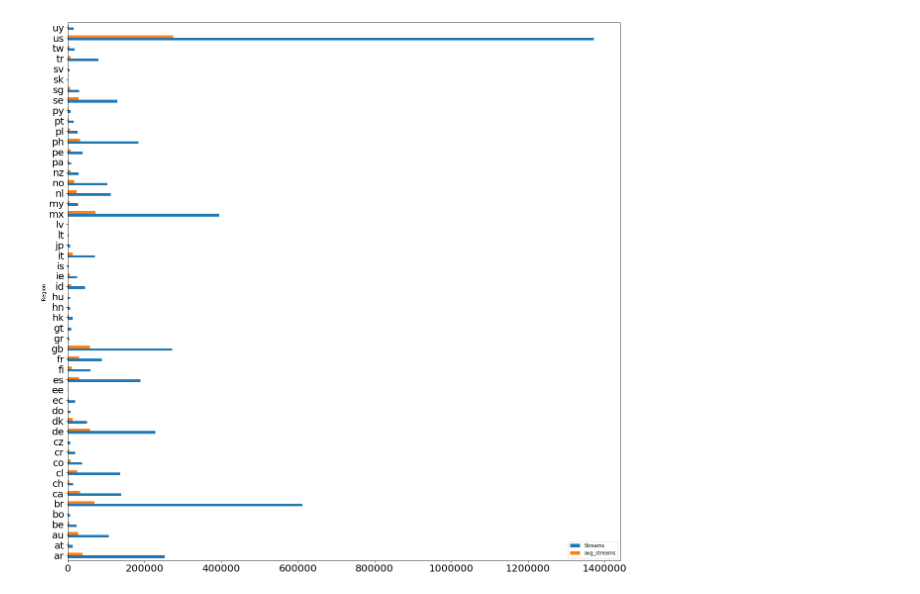
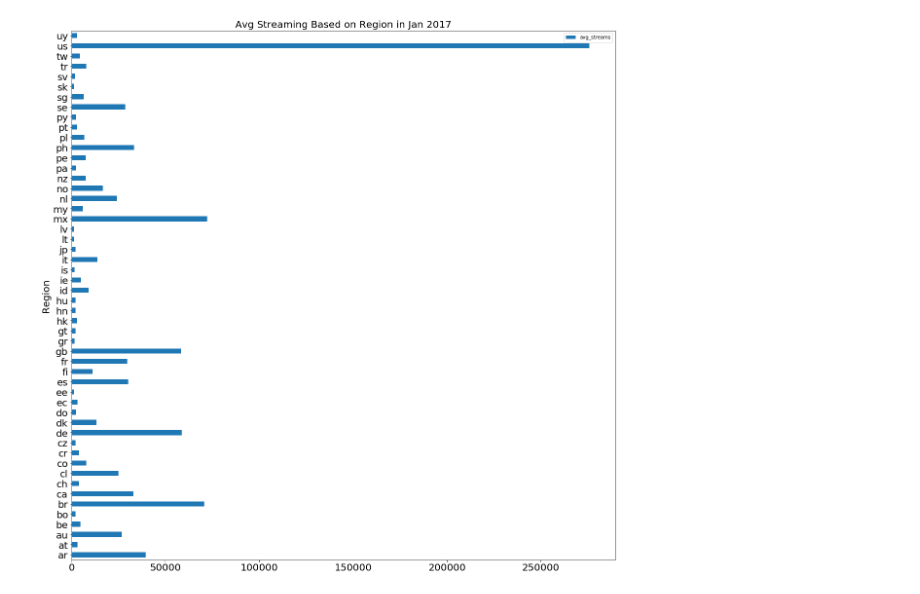
Before and after one commit to maxgrossenbacher/Forecasting_daily_spotify_streams, a Jupyter notebook: src/Spotify_Time_Series.ipynb, the cells around one changed output. Drawn from its saved outputs; the diff is of its cells as text; code cells hidden in the pictures.

```diff
--- a/src/Spotify_Time_Series.ipynb
+++ b/src/Spotify_Time_Series.ipynb
@@ -7,2 +12,2 @@ from pandas.plotting import parallel_coordinates
 # %%
-spotify_df = pd.read_csv('../data/data.csv', infer_datetime_format=True, parse_dates=['Date'], index_col='Date')
+spotify_df = pd.read_csv('../data/data.csv', infer_datetime_format=True, parse_dates=['Date'])
@@ -18,0 +14,6 @@ spotify_df.head()
+# %%
+spotify_df['day_of_week'] = spotify_df['Date'].dt.dayofweek
+spotify_df['day'] = spotify_df['day_of_week'].map({0:'Monday',1:'Tuesday',\
+                                                     2:'Wednesday',3:'Thursday',\
+                                                     4:'Friday',5:'Saturday',6:'Sunday'})
+spotify_df.head()
@@ -47,7 +58,7 @@ top_o_charts = spotify_df[spotify_df['Position'] == 1]
 songs_that_topped = set((top_o_charts['Track Name'].tolist()))
 print(songs_that_topped)
 print(len(songs_that_topped))
-region_charts = top_o_charts[['Region','Streams','Artist','Track Name']].reset_index()
+region_charts = top_o_charts[['Date','Region','Streams','Artist','Track Name', 'day_of_week','day']].reset_index()
 print(len(region_charts))
 region_charts.head()
 # %% [output]
@@ -84,5 +86,6 @@ avg_streams.head()
 | 4 | ar | 2017-01-05 | 31118.230 |
 # %%
 streaming_data = region_charts.merge(avg_streams, on=('Date', 'Region'), how='left')
+streaming_data.rename(columns={'Streams':'Streams_#1_song'}, inplace=True)
 streaming_data.head()
 # %% [output]
@@ -100,7 +182,9 @@ streaming_data[streaming_data['Region'] == 'global'].plot(kind='line',x='Date',
 # %%
 streaming_data_no_global = streaming_data[streaming_data['Region'] != 'global']
-ax = streaming_data_no_global[streaming_data_no_global['Date'] == '2017-01-01'].plot.barh(x='Region', y=['Streams', 'avg_streams'], \
-                                                            figsize=(20,20), fontsize=20)
-streaming_data.to_json('/Users/gmgtex/Documents/My Tableau Repository/DataSources/spotify_streaming.json')
+ax = streaming_data_no_global[streaming_data_no_global['Date'] == '2017-01-01'].plot.barh(x='Region', \
+                                                                                          y=['avg_streams'],\
+                                                                                        figsize=(20,20),\
+                                                                                         title = 'Avg Streaming Based on Region in Jan 2017')
+bigger_fonts(ax)
 # %% [output]
-[figure, old version]
+[figure, new version]
```
Also changed, not shown: parts of 18 cells of this notebook.
